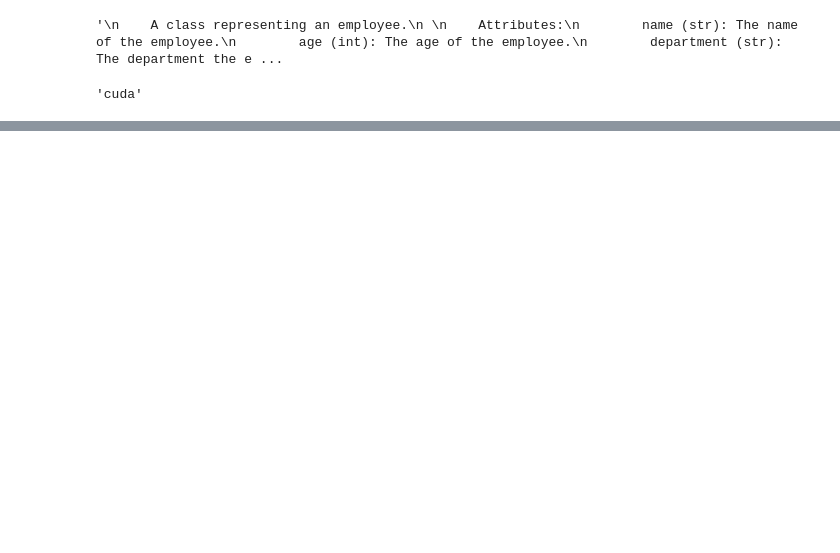
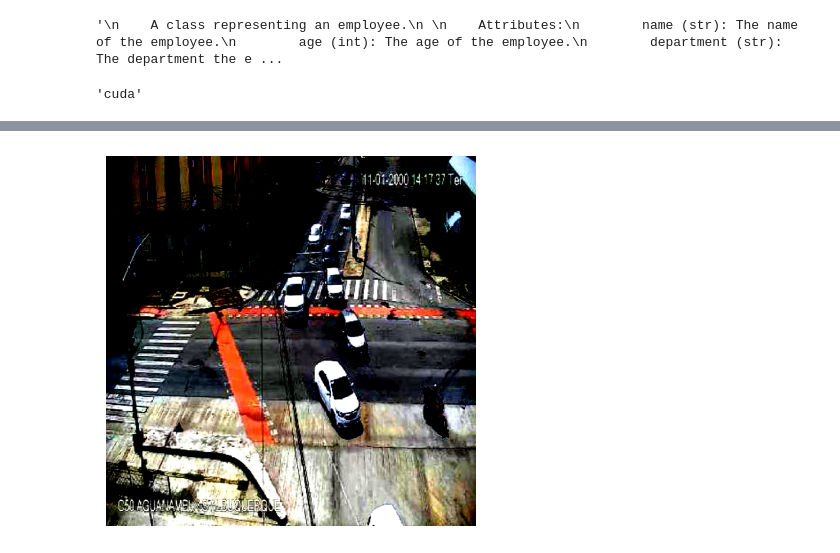
Before and after one commit to amaraljt/carvision, a Jupyter notebook: notebooks/bigger_test.ipynb, the cells around one changed output, grey strips where cells are left out. Drawn from its saved outputs; the diff is of its cells as text; code cells hidden in the pictures; blank space fills up the shorter version.

Commit message:
images are normalized with corresponding mean and std

```diff
--- a/notebooks/bigger_test.ipynb
+++ b/notebooks/bigger_test.ipynb
@@ -57,7 +58,7 @@ class VtecDataset():
         """Returns subset of data and targets corresponding to given indices."""
         image_name = self.images[i]
         image_path = os.path.join(self.img_dir, image_name)
-        image = read_image(image_path)
+        image = read_image(image_path).float() / 255.0
 
         label_name = image_name.replace('.jpg', '.txt')
         label_path = os.path.join(self.label_dir, label_name)
@@ -112,9 +113,13 @@ def collate_fn(batch):
 
     return images, {"boxes": boxes, "labels": labels}
 # %%
-train_transforms = transforms.Compose([transforms.Normalize(0.1, 0.5, 0.2)])
+calc_mean = [0.4495, 0.4524, 0.4530]
+calc_std = [0.2306, 0.2252, 0.2244]
 
-train_dataset = VtecDataset(train_img_dir, train_label_dir)
+data_transform = transforms.Compose([
+    transforms.Normalize(mean=calc_mean, std=calc_std)])
+
+train_dataset = VtecDataset(train_img_dir, train_label_dir, transform=data_transform)
 train_dataloader = DataLoader(train_dataset, 4, collate_fn=collate_fn, shuffle=True)
 # %%
 train_features, train_labels = next(iter(train_dataloader))
@@ -160,0 +192,27 @@ train_labels
+# %%
+def unnormalize(image_tensor, mean, std):
+    """Unnormalize image tensor to [0,255] pixel values"""
+    mean = torch.tensor(mean)
+    std = torch.tensor(std)
+
+    unnormalized_image = image_tensor * std.view(1, 3, 1, 1) + mean.view(1, 3, 1, 1)
+    unnormalized_image *= 255
+    return unnormalized_image
+
+def draw_boxes():
+    """Draws bounding boxes onto image"""
+
+
+def display_img(image_tensor):
+    """Displays image tensor in notebook"""
+    unnormalized_image = unnormalize(image_tensor, calc_mean, calc_std)
+    unnormalized_image = image_tensor.permute(1, 2, 0)
+
+    unnormalized_image = torch.clamp(unnormalized_image, 0, 1)
+    unnormalized_image = unnormalized_image.numpy()
+
+    # draw_boxes
+
+    plt.imshow(unnormalized_image)
+    plt.axis('off')
+    plt.show()
@@ -160,0 +242,3 @@ train_labels
+# %%
+display_img(train_features[0])
+# %% [output]
@@ -160,0 +246 @@ train_labels
+[figure, added]
```
Also changed, not shown: parts of 9 cells of this notebook.
